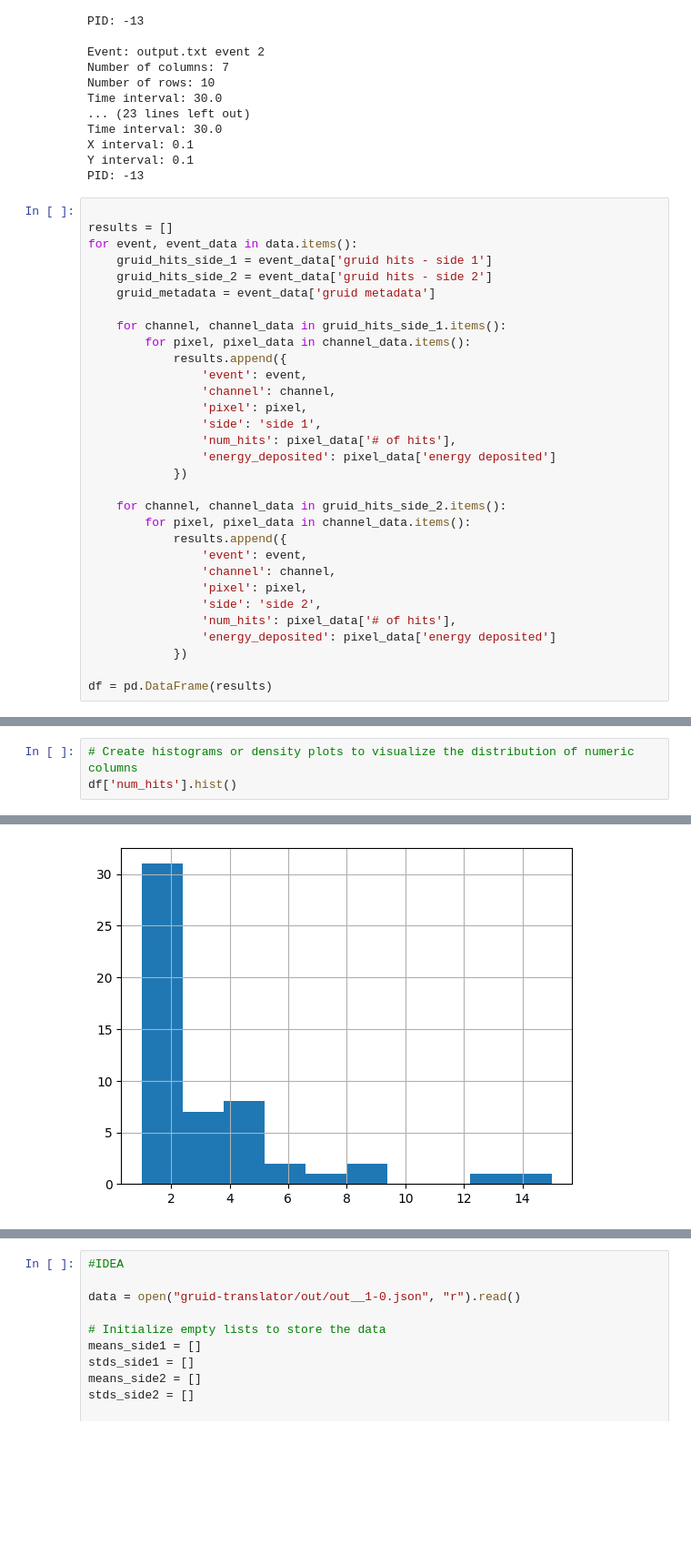
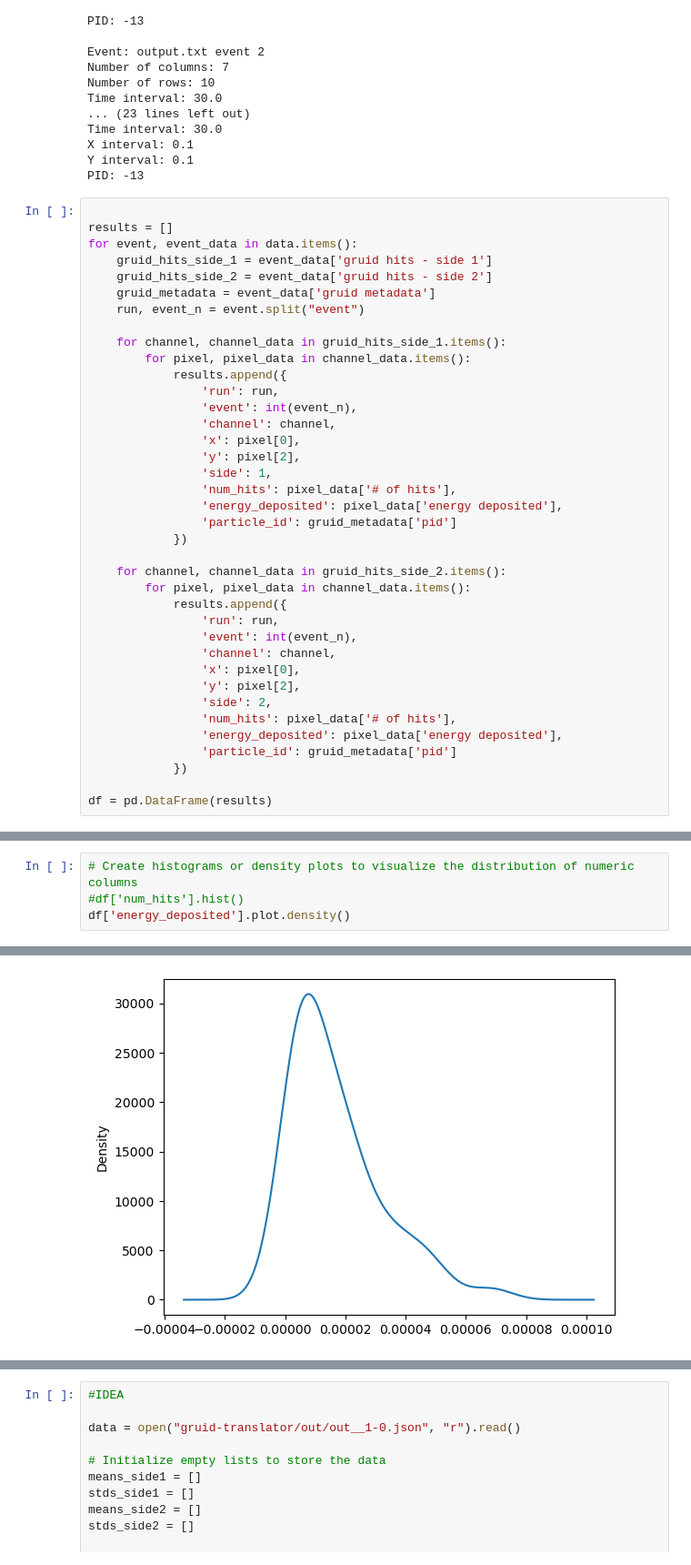
Before and after one commit to dhebel/babycal, a Jupyter notebook: exploratory.ipynb, the cells around one changed output, grey strips where cells are left out. Shown: that part at 91% size. Drawn from its saved outputs; the diff is of its cells as text; blank space fills up the shorter version.

```diff
--- a/exploratory.ipynb
+++ b/exploratory.ipynb
@@ -45,27 +46,34 @@ for event, event_data in data.items():
     gruid_hits_side_1 = event_data['gruid hits - side 1']
     gruid_hits_side_2 = event_data['gruid hits - side 2']
     gruid_metadata = event_data['gruid metadata']
+    run, event_n = event.split("event")
 
     for channel, channel_data in gruid_hits_side_1.items():
         for pixel, pixel_data in channel_data.items():
             results.append({
-                'event': event,
+                'run': run,
+                'event': int(event_n),
                 'channel': channel,
-                'pixel': pixel,
-                'side': 'side 1',
+                'x': pixel[0],
+                'y': pixel[2],
+                'side': 1,
                 'num_hits': pixel_data['# of hits'],
-                'energy_deposited': pixel_data['energy deposited']
+                'energy_deposited': pixel_data['energy deposited'],
+                'particle_id': gruid_metadata['pid']
             })
 
     for channel, channel_data in gruid_hits_side_2.items():
         for pixel, pixel_data in channel_data.items():
             results.append({
-                'event': event,
+                'run': run,
+                'event': int(event_n),
                 'channel': channel,
-                'pixel': pixel,
-                'side': 'side 2',
+                'x': pixel[0],
+                'y': pixel[2],
+                'side': 2,
                 'num_hits': pixel_data['# of hits'],
-                'energy_deposited': pixel_data['energy deposited']
+                'energy_deposited': pixel_data['energy deposited'],
+                'particle_id': gruid_metadata['pid']
             })
 
 df = pd.DataFrame(results)
@@ -119,5 +127,6 @@ memory usage: 2.6+ KB
 None
 # %%
 # Create histograms or density plots to visualize the distribution of numeric columns
-df['num_hits'].hist()
+#df['num_hits'].hist()
+df['energy_deposited'].plot.density()
 # %% [output]
@@ -125 +134 @@ df['num_hits'].hist()
-[figure, old version]
+[figure, new version]
```
Also changed, not shown: parts of 8 cells of this notebook.
